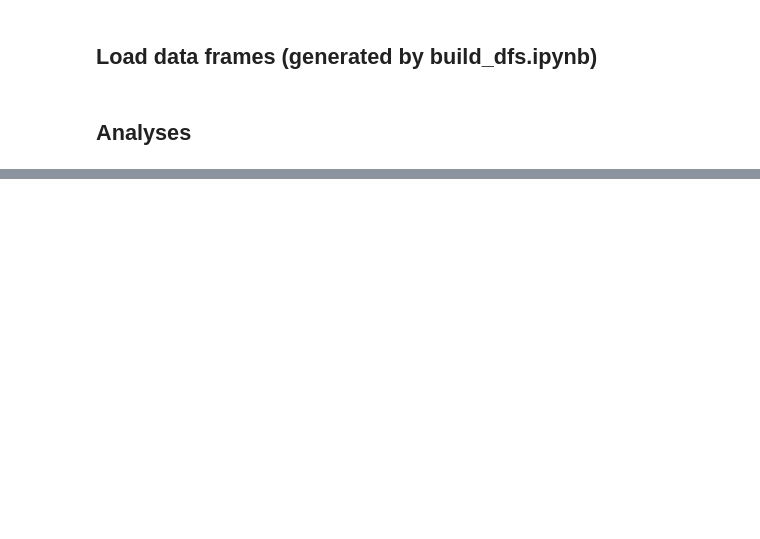
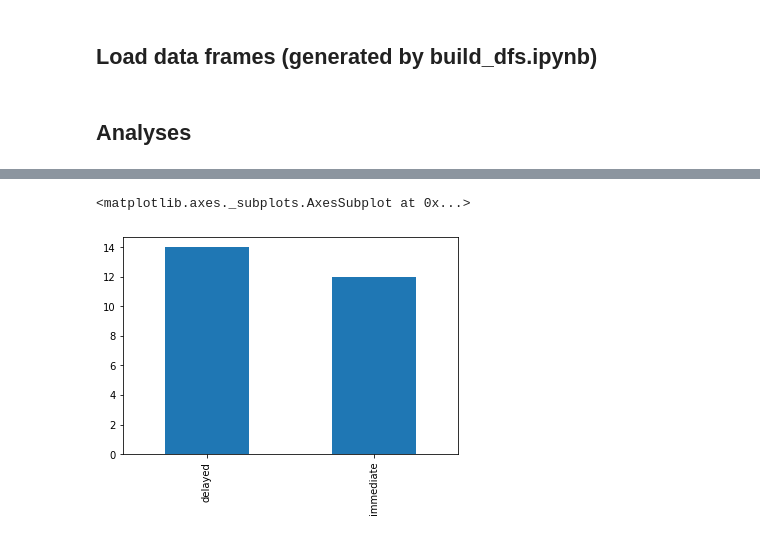
Before and after one commit to onejgordon/cec_vr, a Jupyter notebook: Analysis/analyze.ipynb, the cells around one changed output, grey strips where cells are left out. Cells and saved outputs as stored; diff of their text form; code cells hidden in the pictures; blank space fills up the shorter version.

```diff
--- a/Analysis/analyze.ipynb
+++ b/Analysis/analyze.ipynb
@@ -84,0 +31,5 @@ trial_df
+# %%
+subject_df['condition'].value_counts().plot.bar()
+# %% [output]
+<matplotlib.axes._subplots.AxesSubplot at 0x...>
+[figure, added]
```
Also changed, not shown: parts of 19 cells of this notebook, 3 other files.
